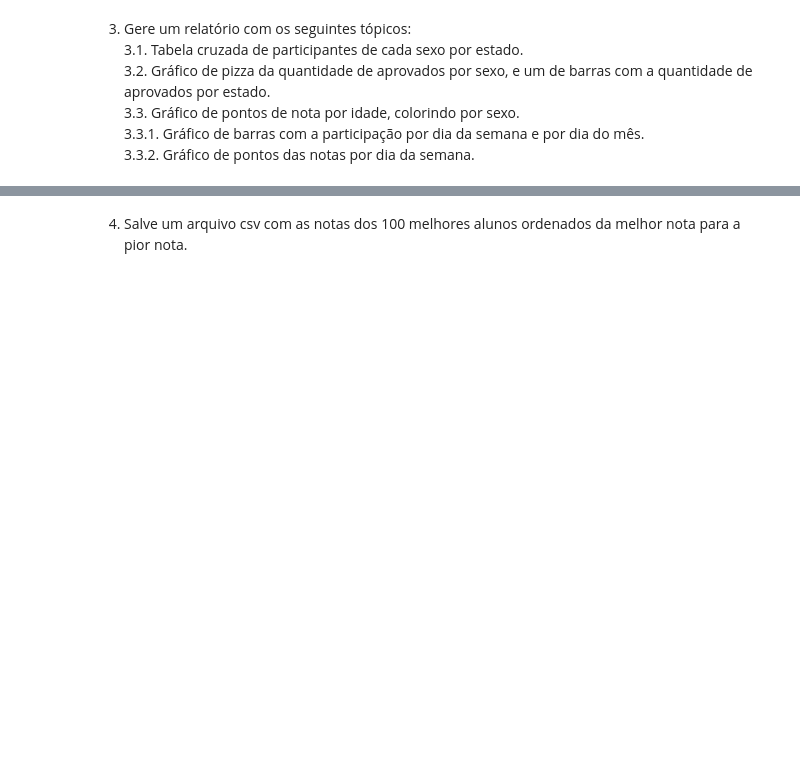
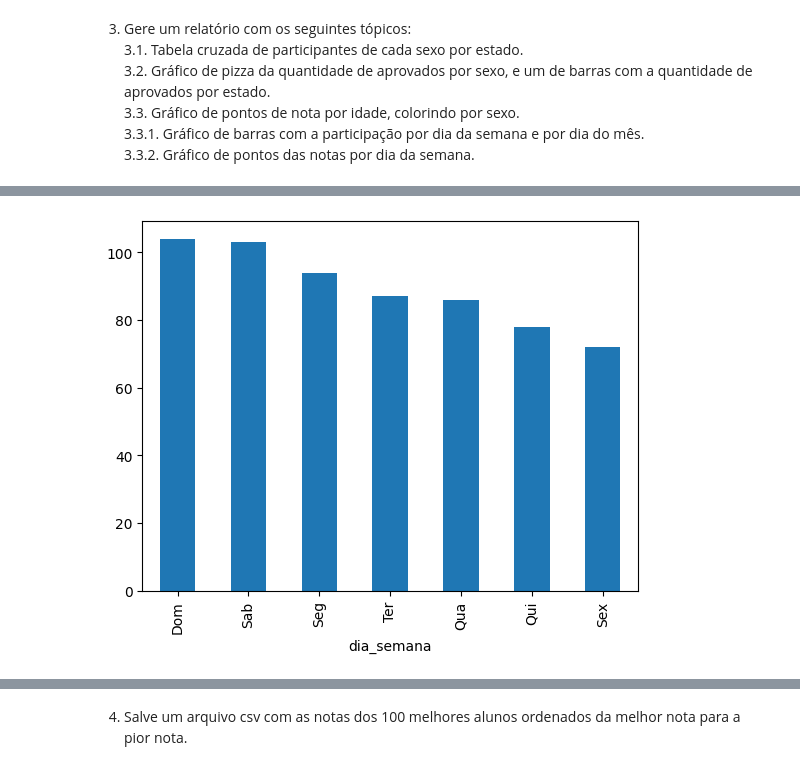
Before and after one commit to francfelipe/python-fundamentos, a Jupyter notebook: plumbers/python-exercicios-pandas-resolvido.ipynb, the cells around one changed output, grey strips where cells are left out. Saved outputs shown, nothing was run; the diff lists cells and outputs as text; code cells hidden in the pictures; blank space fills up the shorter version.

```diff
--- a/plumbers/python-exercicios-pandas-resolvido.ipynb
+++ b/plumbers/python-exercicios-pandas-resolvido.ipynb
@@ -241,0 +364,13 @@ df
+# %%
+mapa = {
+    0: 'Seg',
+    1: 'Ter',
+    2: 'Qua',
+    3: 'Qui',
+    4: 'Sex',
+    5: 'Sab',
+    6: 'Dom',
+}
+df['dia_semana'].map(mapa).value_counts().plot(kind='bar');
+# %% [output]
+[figure, added]
```
Also changed, not shown: parts of 12 cells of this notebook.
